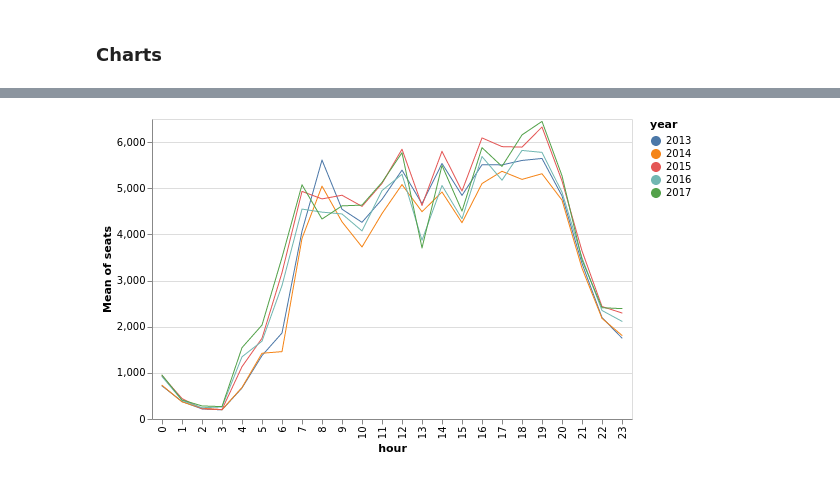
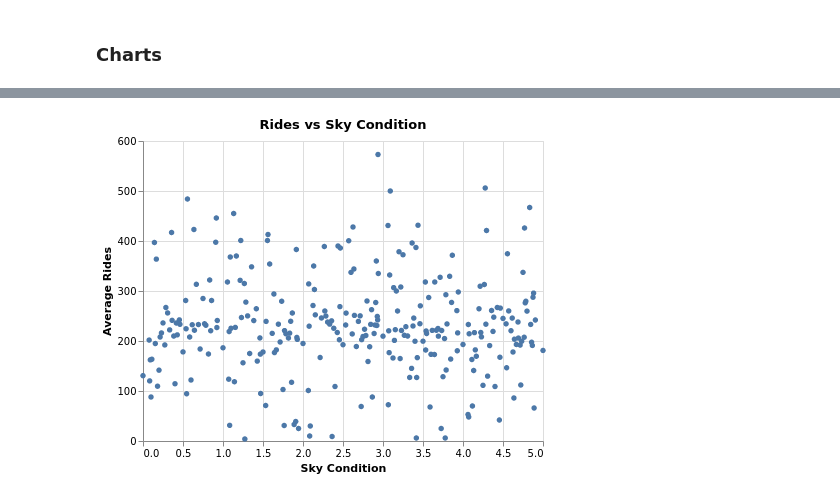
Before and after one commit to jsleslie/Ohare_taxi_demand, a Jupyter notebook: EDA/EDA_DK.ipynb, the cells around one changed output, grey strips where cells are left out. Saved outputs shown, nothing was run; the diff lists cells and outputs as text; code cells hidden in the pictures.

```diff
--- a/EDA/EDA_DK.ipynb
+++ b/EDA/EDA_DK.ipynb
@@ -79,8 +181,9 @@ text = base.mark_text(baseline='middle').encode(
 # %%
-alt.Chart(ORD_train).mark_trail().encode(
-    x = alt.X('hour:N'),
-    y = alt.Y('mean(seats):Q'),
-    color = alt.Color('year:N')
+alt.Chart(ORD_train).mark_circle().encode(
+    x = alt.X('skyc:Q', title = "Sky Condition"),
+    y = alt.Y('mean(rides):Q', title = "Average Rides")
+).properties(
+    title = "Rides vs Sky Condition"
 )
 # %% [output]
-[figure, old version]
+[figure, new version]
```
Also changed, not shown: parts of 17 cells of this notebook.
